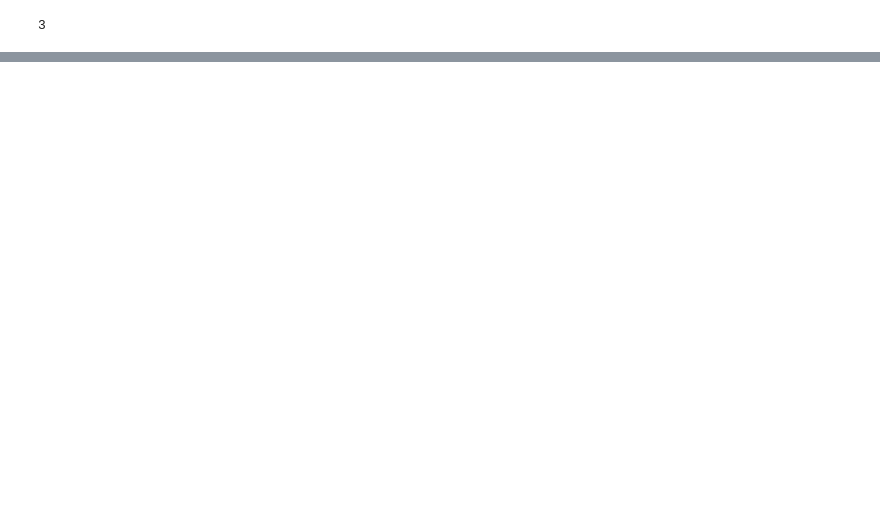
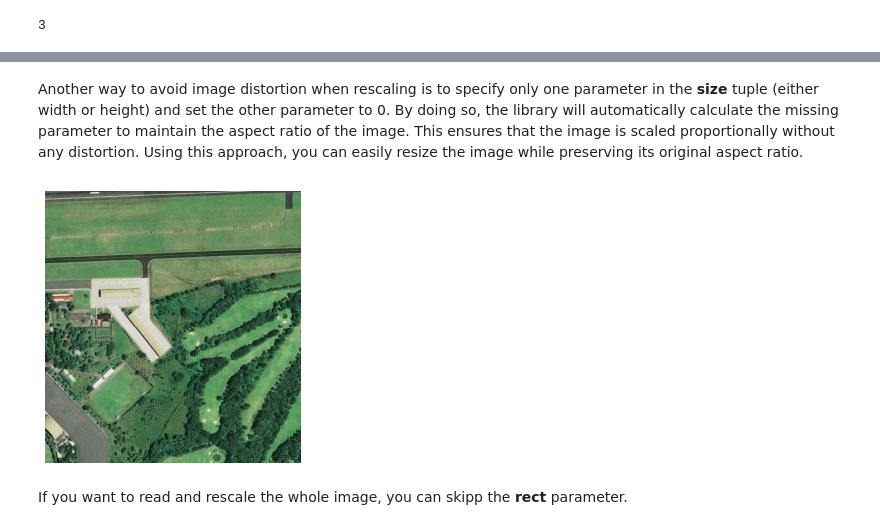
Before and after one commit to Booritas/slideio-tutorial, a Jupyter notebook: general.ipynb, the cells around one changed output, grey strips where cells are left out. Saved outputs shown, nothing was run; the diff lists cells and outputs as text; code cells hidden in the pictures; blank space fills up the shorter version.

```diff
--- a/general.ipynb
+++ b/general.ipynb
@@ -108,0 +561,10 @@ slide.raw_metadata
+# %% [markdown]
+Another way to avoid image distortion when rescaling is to specify only one parameter in the **size** tuple (either width or height) and set the other parameter to 0. By doing so, the library will automatically calculate the missing parameter to maintain the aspect ratio of the image. This ensures that the image is scaled proportionally without any distortion. Using this approach, you can easily resize the image while preserving its original aspect ratio.
+# %%
+size = (0, rect[3]//2)
+block = scene.read_block(rect, size)
+show_image(block,500)
+# %% [output]
+[figure, added]
+# %% [markdown]
+If you want to read and rescale the whole image, you can skipp the **rect** parameter.
```
Also changed, not shown: parts of 67 cells of this notebook, 2 other files.
